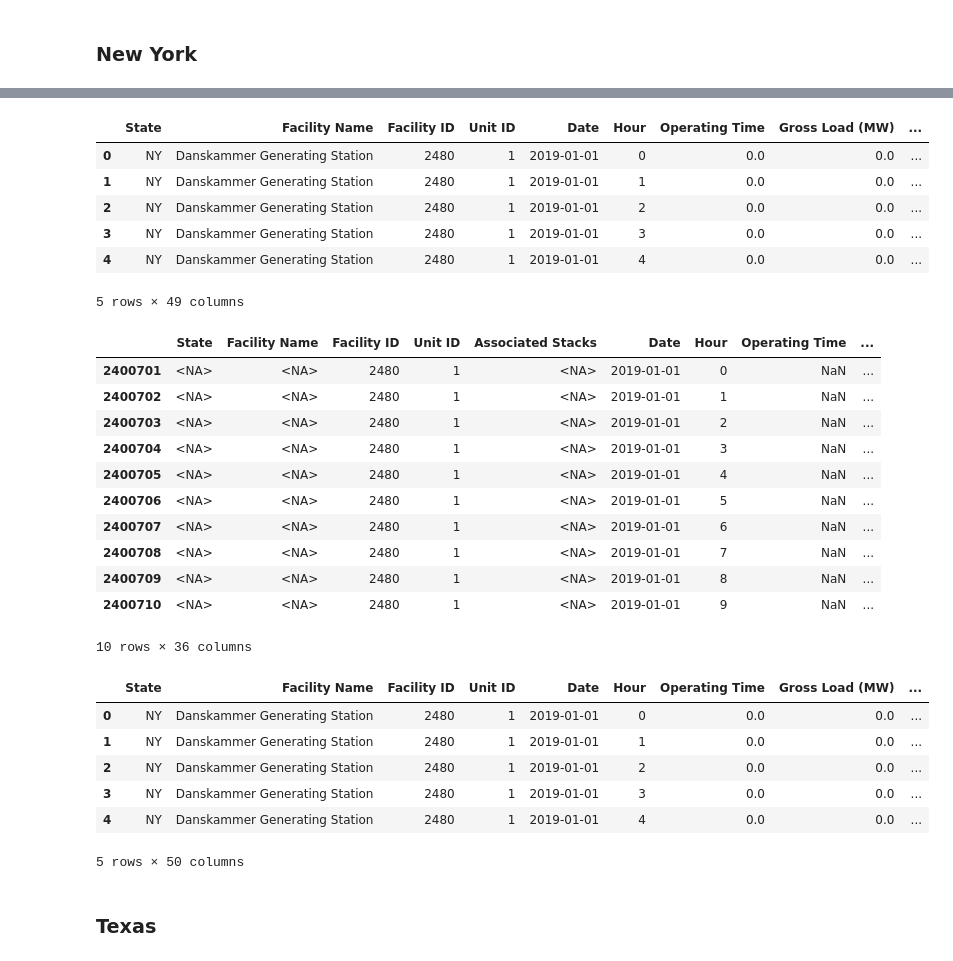
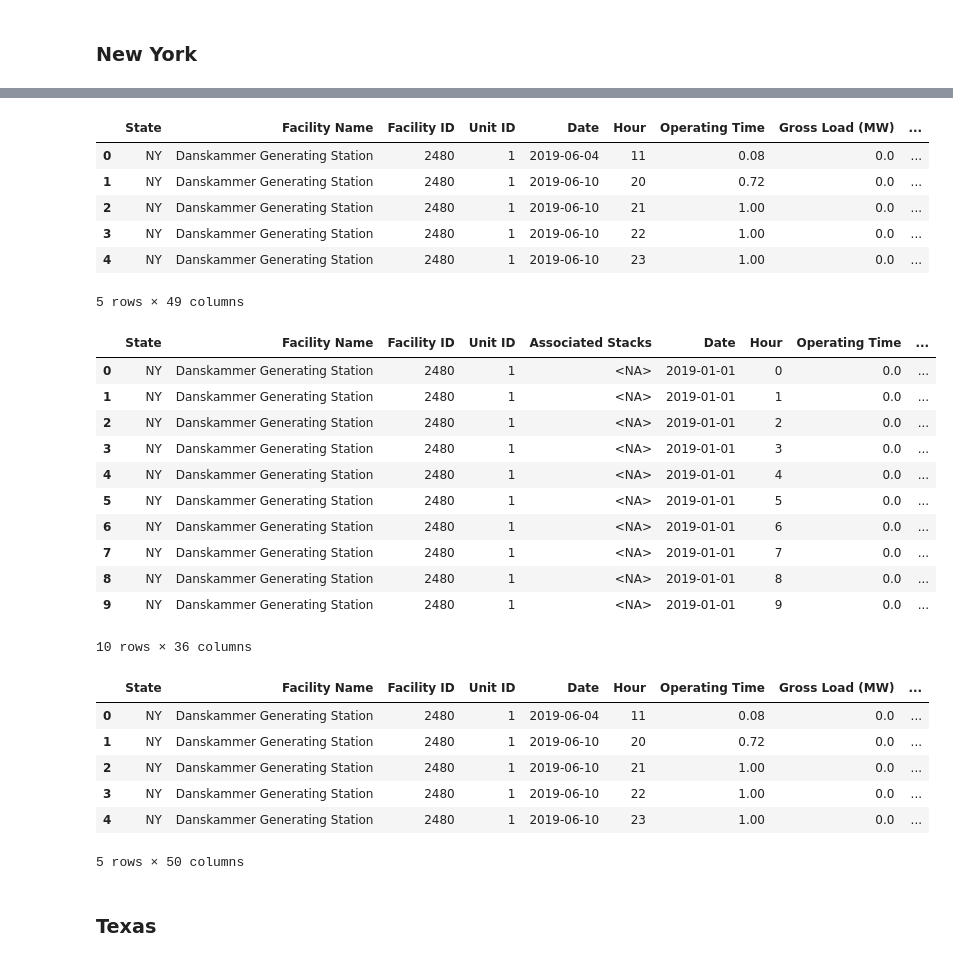
Before and after one commit to marcellmj/us-emission-pred, a Jupyter notebook: 01_Preliminary_Data_Processing/01_Preliminary_Data_Processing-5y-NonOperating.ipynb, the cells around one changed output, grey strips where cells are left out. Saved outputs shown, nothing was run; the diff lists cells and outputs as text; code cells hidden in the pictures.

```diff
--- a/01_Preliminary_Data_Processing-5y-NonOperating.ipynb
+++ b/01_Preliminary_Data_Processing/01_Preliminary_Data_Processing-5y-NonOperating.ipynb
@@ -1186,7 +1166,7 @@ complete_campd_type_dict = {
 <h3>Wyoming</h3>
 # %%
 complete_campd_wy = pd.read_csv(
-    "WY/Hourly/Concatted File/wy_2019_2024_with_manualEIA_NonOperating.csv",
+    "WY/Hourly/Concatted File/wy_2019_2024_with_manualEIA_Operating.csv",
     usecols=complete_campd_columns,
     dtype=complete_campd_type_dict,
     parse_dates=["Date"]
@@ -1389,7 +1353,7 @@ complete_campd_wy.to_csv('WY/Hourly/Concatted File/wy_2019_2024_complete_NonOper
 <h3>New York</h3>
 # %%
 complete_campd_ny = pd.read_csv(
-    'NY/Hourly/Concatted File/ny_2019_2024_with_manualEIA_NonOperating.csv',
+    'NY/Hourly/Concatted File/ny_2019_2024_with_manualEIA_Operating.csv',
     usecols=complete_campd_columns,
     dtype=complete_campd_type_dict,
     parse_dates=["Date"]
@@ -1480,20 +1444,15 @@ cat_cols_with_na_none = [
     "NOx Phase",
     "Secondary Fuel Type",
     "NOx Controls",
-    "SO2 Phase",
-    "CO2 Rate Measure Indicator",
-    "SO2 Mass Measure Indicator",
-    "SO2 Rate Measure Indicator",
-    "CO2 Mass Measure Indicator",
-    "NOx Mass Measure Indicator",
-    "NOx Rate Measure Indicator",
-    "Heat Input Measure Indicator"
+    "SO2 Phase"
 ]
 
 cat_cols_with_na_unknown = [
     "Operating Status",
     "Associated Generators & Nameplate Capacity (MWe)",
-    "Source Category", "Program Code"
+    "Source Category", "Program Code", "CO2 Rate Measure Indicator",
+    "SO2 Rate Measure Indicator",
+    "NOx Rate Measure Indicator"
 ]
 
 # here nan means that no data was likely purposely reported -> fill with "None"
@@ -1527,7 +1486,7 @@ num_cols_with_na = [
 # we drop nameplate capacity (MW) - EIA (redundant with Nameplate Capacity (MWe) and has many nulls)
 complete_campd_ny = complete_campd_ny.drop(columns=["Nameplate Capacity (MW) - EIA"])
 
-# for now we keep it, adjust for models later
+# for now we keep it, let the models handle it
 print("Null value percentages in complete_campd_ny after adjustments:")
 total_rows = complete_campd_ny.shape[0]
 null_ny = complete_campd_ny.isnull().sum()
@@ -1567,63 +1543,65 @@ Nothing    11627974
 Name: SO2 Mass Measure Indicator, dtype: int64
 # %%
 # calculate hourly capacity factor
-complete_campd_ny["hourly_capacity_factor"] = 0
+complete_campd_ny["hourly_capacity_factor"] = (
+    complete_campd_ny["Gross Load (MW)"] * complete_campd_ny["Operating Time"]
+) / complete_campd_ny["Nameplate Capacity (MWe)"]
 
 complete_campd_ny.head(5)
 # %% [output]
 |  | State | Facility Name | Facility ID | Unit ID | Date | Hour | Operating Time | Gross Load (MW) | ... |
-| 0 | NY | Danskammer Generating Station | 2480 | 1 | 2019-01-01 | 0 | 0.0 | 0.0 | ... |
-| 1 | NY | Danskammer Generating Station | 2480 | 1 | 2019-01-01 | 1 | 0.0 | 0.0 | ... |
-| 2 | NY | Danskammer Generating Station | 2480 | 1 | 2019-01-01 | 2 | 0.0 | 0.0 | ... |
-| 3 | NY | Danskammer Generating Station | 2480 | 1 | 2019-01-01 | 3 | 0.0 | 0.0 | ... |
-| 4 | NY | Danskammer Generating Station | 2480 | 1 | 2019-01-01 | 4 | 0.0 | 0.0 | ... |
+| 0 | NY | Danskammer Generating Station | 2480 | 1 | 2019-06-04 | 11 | 0.08 | 0.0 | ... |
+| 1 | NY | Danskammer Generating Station | 2480 | 1 | 2019-06-10 | 20 | 0.72 | 0.0 | ... |
+| 2 | NY | Danskammer Generating Station | 2480 | 1 | 2019-06-10 | 21 | 1.00 | 0.0 | ... |
+| 3 | NY | Danskammer Generating Station | 2480 | 1 | 2019-06-10 | 22 | 1.00 | 0.0 | ... |
+| 4 | NY | Danskammer Generating Station | 2480 | 1 | 2019-06-10 | 23 | 1.00 | 0.0 | ... |
 5 rows × 49 columns
 # %%
 # calculate hourly ramping factor
-filtered_out_rows_campd_ny = pd.read_csv('NY/Hourly/Concatted File/ny_2019_2024_Operating.csv', dtype=campd_type_dict, parse_dates=["Date"])
+filtered_out_rows_campd_ny = pd.read_csv('NY/Hourly/Concatted File/ny_2019_2024_NonOperating.csv', dtype=campd_type_dict, parse_dates=["Date"])
 filtered_out_rows_campd_ny["Year"] = filtered_out_rows_campd_ny["Date"].dt.year
 facility_small = pd.read_csv('Facility/Concatted File/facility_2014_2024.csv', dtype={"Facility ID": "Int64", "Unit ID": "string", "Year": "Int64"})
 facility_small = facility_small[["Year", 'Facility ID', 'Unit ID', "Nameplate Capacity (MWe)"]]
 all_hours_ny = filtered_out_rows_campd_ny.merge(facility_small, on=['Year', 'Facility ID', 'Unit ID'], how='left')
 all_hours_ny["Gross Load (MW)"] = all_hours_ny["Gross Load (MW)"].fillna(0)
 
 all_hours_ny = pd.concat([all_hours_ny, complete_campd_ny[["Facility ID", "Unit ID", "Date", "Hour", "Gross Load (MW)", "Year", "Nameplate Capacity (MWe)"]]], ignore_index=True)
 
 # Sort data by unit and time to calculate t-1 values
 all_hours_ny = all_hours_ny.sort_values(["Facility ID", "Unit ID", "Date", "Hour"])
 
 # Calculate lagged gross load per unit (get previous row's value for gross load)
 all_hours_ny["gross_load_lag1"] = all_hours_ny.groupby(["Facility ID", "Unit ID"])["Gross Load (MW)"].shift(1)
 
 # calc ramping factor
 all_hours_ny["hourly_ramping_factor"] = (
     all_hours_ny["Gross Load (MW)"] - all_hours_ny["gross_load_lag1"]
 ) / all_hours_ny["Nameplate Capacity (MWe)"]
 
 display(all_hours_ny.head(10))
 
 complete_campd_ny = complete_campd_ny.merge(all_hours_ny[["Facility ID", "Unit ID", "Date", "Hour", "hourly_ramping_factor"]],
                         on=["Facility ID", "Unit ID", "Date", "Hour"],
                         how="left")
 complete_campd_ny.head(5)
 # %% [output]
 |  | State | Facility Name | Facility ID | Unit ID | Associated Stacks | Date | Hour | Operating Time | ... |
-| 2400701 | <NA> | <NA> | 2480 | 1 | <NA> | 2019-01-01 | 0 | NaN | ... |
-| 2400702 | <NA> | <NA> | 2480 | 1 | <NA> | 2019-01-01 | 1 | NaN | ... |
-| 2400703 | <NA> | <NA> | 2480 | 1 | <NA> | 2019-01-01 | 2 | NaN | ... |
-| 2400704 | <NA> | <NA> | 2480 | 1 | <NA> | 2019-01-01 | 3 | NaN | ... |
-| 2400705 | <NA> | <NA> | 2480 | 1 | <NA> | 2019-01-01 | 4 | NaN | ... |
-| 2400706 | <NA> | <NA> | 2480 | 1 | <NA> | 2019-01-01 | 5 | NaN | ... |
-| 2400707 | <NA> | <NA> | 2480 | 1 | <NA> | 2019-01-01 | 6 | NaN | ... |
-| 2400708 | <NA> | <NA> | 2480 | 1 | <NA> | 2019-01-01 | 7 | NaN | ... |
-| 2400709 | <NA> | <NA> | 2480 | 1 | <NA> | 2019-01-01 | 8 | NaN | ... |
-| 2400710 | <NA> | <NA> | 2480 | 1 | <NA> | 2019-01-01 | 9 | NaN | ... |
+| 0 | NY | Danskammer Generating Station | 2480 | 1 | <NA> | 2019-01-01 | 0 | 0.0 | ... |
+| 1 | NY | Danskammer Generating Station | 2480 | 1 | <NA> | 2019-01-01 | 1 | 0.0 | ... |
+| 2 | NY | Danskammer Generating Station | 2480 | 1 | <NA> | 2019-01-01 | 2 | 0.0 | ... |
+| 3 | NY | Danskammer Generating Station | 2480 | 1 | <NA> | 2019-01-01 | 3 | 0.0 | ... |
+| 4 | NY | Danskammer Generating Station | 2480 | 1 | <NA> | 2019-01-01 | 4 | 0.0 | ... |
+| 5 | NY | Danskammer Generating Station | 2480 | 1 | <NA> | 2019-01-01 | 5 | 0.0 | ... |
+| 6 | NY | Danskammer Generating Station | 2480 | 1 | <NA> | 2019-01-01 | 6 | 0.0 | ... |
+| 7 | NY | Danskammer Generating Station | 2480 | 1 | <NA> | 2019-01-01 | 7 | 0.0 | ... |
+| 8 | NY | Danskammer Generating Station | 2480 | 1 | <NA> | 2019-01-01 | 8 | 0.0 | ... |
+| 9 | NY | Danskammer Generating Station | 2480 | 1 | <NA> | 2019-01-01 | 9 | 0.0 | ... |
 10 rows × 36 columns
 |  | State | Facility Name | Facility ID | Unit ID | Date | Hour | Operating Time | Gross Load (MW) | ... |
-| 0 | NY | Danskammer Generating Station | 2480 | 1 | 2019-01-01 | 0 | 0.0 | 0.0 | ... |
-| 1 | NY | Danskammer Generating Station | 2480 | 1 | 2019-01-01 | 1 | 0.0 | 0.0 | ... |
-| 2 | NY | Danskammer Generating Station | 2480 | 1 | 2019-01-01 | 2 | 0.0 | 0.0 | ... |
-| 3 | NY | Danskammer Generating Station | 2480 | 1 | 2019-01-01 | 3 | 0.0 | 0.0 | ... |
-| 4 | NY | Danskammer Generating Station | 2480 | 1 | 2019-01-01 | 4 | 0.0 | 0.0 | ... |
+| 0 | NY | Danskammer Generating Station | 2480 | 1 | 2019-06-04 | 11 | 0.08 | 0.0 | ... |
+| 1 | NY | Danskammer Generating Station | 2480 | 1 | 2019-06-10 | 20 | 0.72 | 0.0 | ... |
+| 2 | NY | Danskammer Generating Station | 2480 | 1 | 2019-06-10 | 21 | 1.00 | 0.0 | ... |
+| 3 | NY | Danskammer Generating Station | 2480 | 1 | 2019-06-10 | 22 | 1.00 | 0.0 | ... |
+| 4 | NY | Danskammer Generating Station | 2480 | 1 | 2019-06-10 | 23 | 1.00 | 0.0 | ... |
 5 rows × 50 columns
 # %%
```
Also changed, not shown: parts of 60 cells of this notebook.
